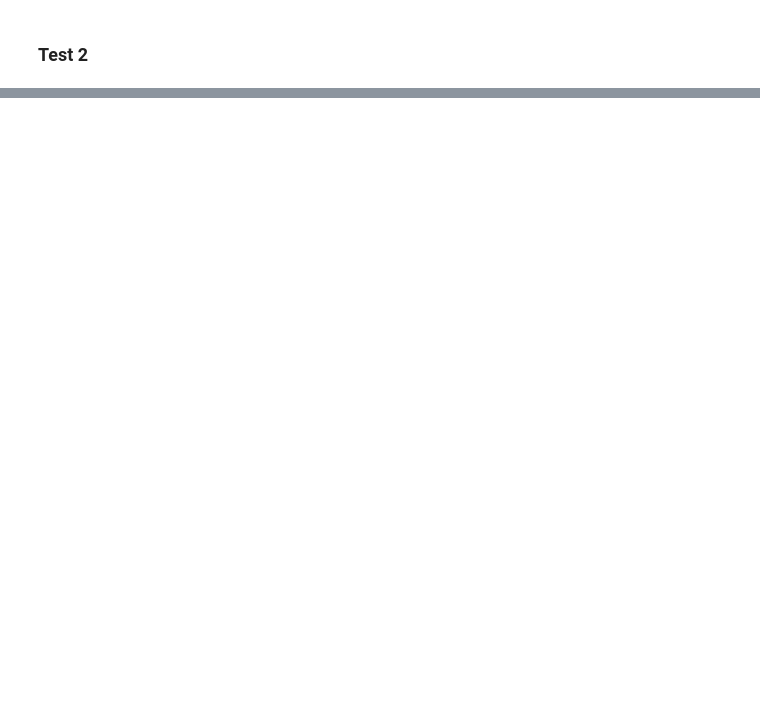
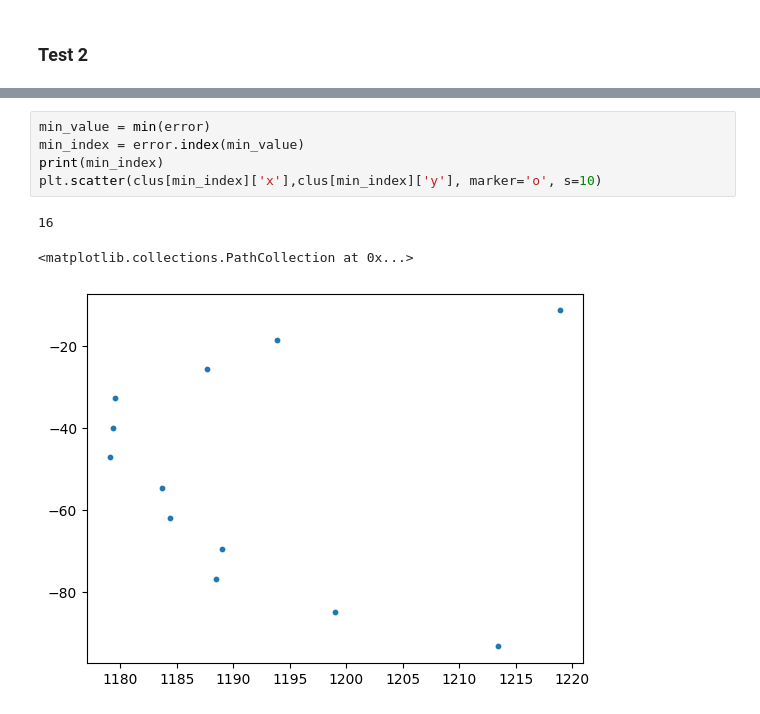
Before and after one commit to Sb-Vtrs-elfamoso/Mapping, a Jupyter notebook: Lidar/Point-set registration Method.ipynb, the cells around one changed output, grey strips where cells are left out. Saved outputs shown, nothing was run; the diff lists cells and outputs as text; blank space fills up the shorter version.

```diff
--- a/Lidar/Point-set registration Method.ipynb
+++ b/Lidar/Point-set registration Method.ipynb
@@ -379,0 +461,9 @@ dy -0.0007667545790407345
+# %%
+min_value = min(error)
+min_index = error.index(min_value)
+print(min_index)
+plt.scatter(clus[min_index]['x'],clus[min_index]['y'], marker='o', s=10)
+# %% [output]
+16
+<matplotlib.collections.PathCollection at 0x...>
+[figure, added]
```
Also changed, not shown: parts of 9 cells of this notebook.
